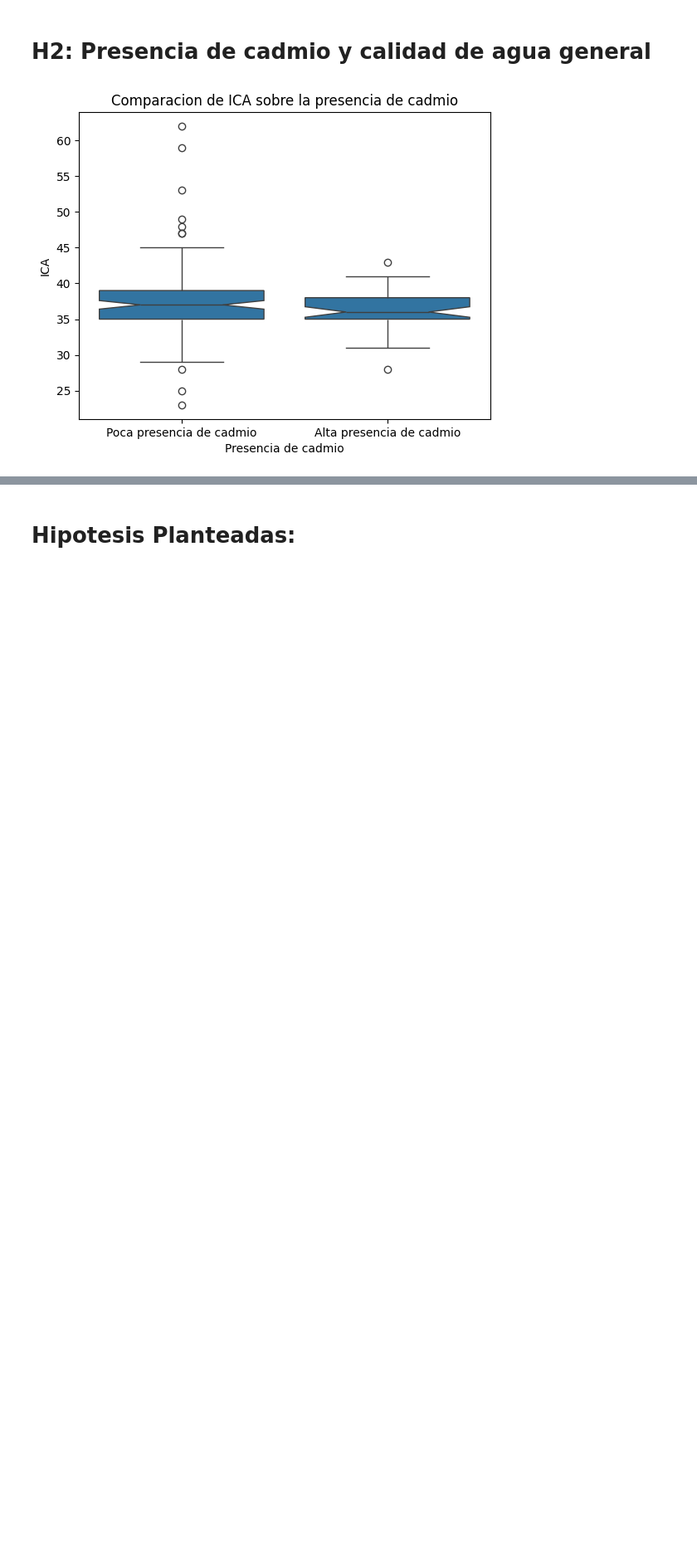
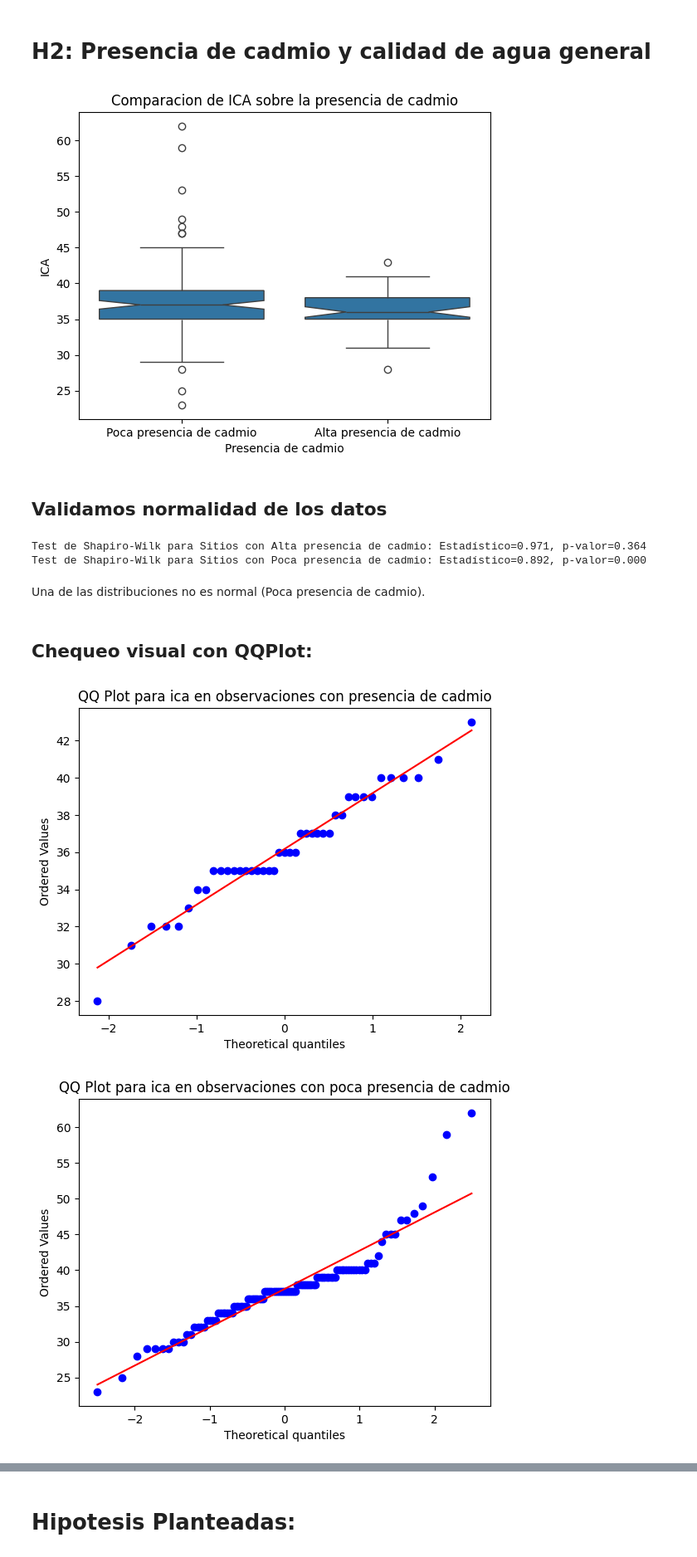
Before and after one commit to SOAgustin/PracticaEspecial, a Jupyter notebook: PracticoEspecial.ipynb, the cells around one changed output, grey strips where cells are left out. Shown: that part at 83% size. Drawn from its saved outputs; the diff is of its cells as text; code cells hidden in the pictures; blank space fills up the shorter version.

```diff
--- a/PracticoEspecial.ipynb
+++ b/PracticoEspecial.ipynb
@@ -2354,3 +2364,42 @@ plt.ylabel("ICA")
 plt.show()
 # %% [output]
 [figure]
+# %% [markdown]
+## Validamos normalidad de los datos
+# %%
+from scipy.stats import shapiro
+
+# Separamos los datos en dos grupos, desarrollados y en vías de desarrollo
+rd_Mucho_cadmio = rd_copia[rd_copia['Alta_presencia_de_cadmio'] == 1]['ica']
+rd_Poco_Cadmio = rd_copia[rd_copia['Alta_presencia_de_cadmio'] == 0]['ica']
+
+# Test de Shapiro-Wilk para países desarrollados
+stat, p = shapiro(rd_Mucho_cadmio)
+print(f"Test de Shapiro-Wilk para Sitios con Alta presencia de cadmio: Estadístico={stat:.3f}, p-valor={p:.3f}")
+
+# Test de Shapiro-Wilk para países en vías de desarrollo
+stat, p = shapiro(rd_Poco_Cadmio)
+print(f"Test de Shapiro-Wilk para Sitios con Poca presencia de cadmio: Estadístico={stat:.3f}, p-valor={p:.3f}")
+# %% [output]
+Test de Shapiro-Wilk para Sitios con Alta presencia de cadmio: Estadístico=0.971, p-valor=0.364
+Test de Shapiro-Wilk para Sitios con Poca presencia de cadmio: Estadístico=0.892, p-valor=0.000
+# %% [markdown]
+Una de las distribuciones no es normal (Poca presencia de cadmio).
+# %% [markdown]
+## Chequeo visual con QQPlot:
+# %%
+import matplotlib.pyplot as plt
+import scipy.stats as stats
+
+# QQ plot para alta presencia de cadmio
+stats.probplot(rd_Mucho_cadmio, dist="norm", plot=plt)
+plt.title("QQ Plot para ica en observaciones con presencia de cadmio")
+plt.show()
+
+# QQ plot para poca presencia de cadmio
+stats.probplot(rd_Poco_Cadmio, dist="norm", plot=plt)
+plt.title("QQ Plot para ica en observaciones con poca presencia de cadmio")
+plt.show()
+# %% [output]
+[figure, added]
+[figure, added]
```
Also changed, not shown: parts of 27 cells of this notebook.
